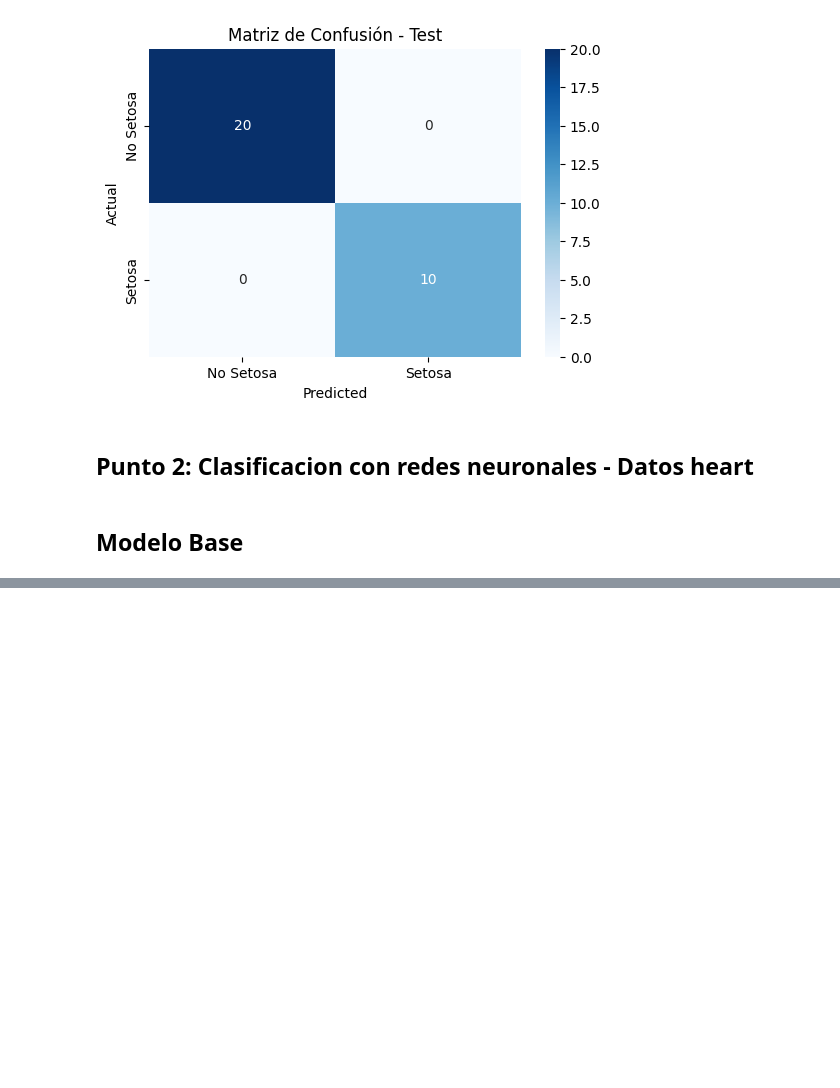
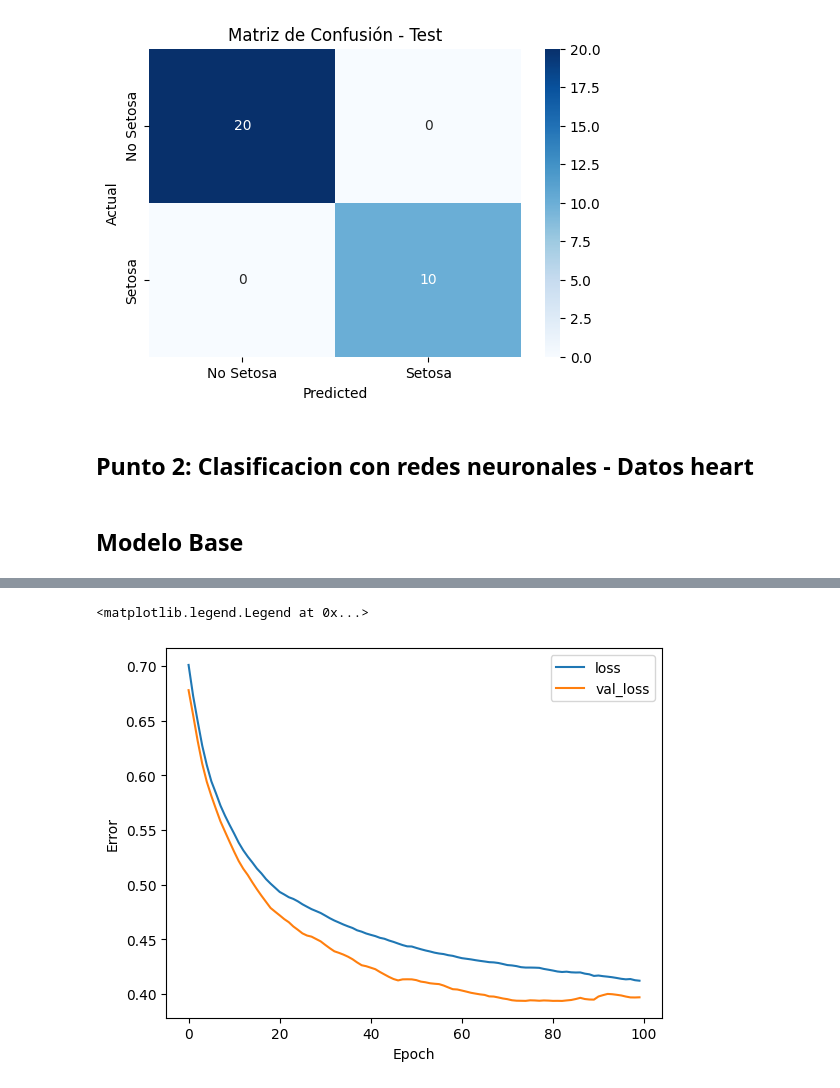
Before and after one commit to Marti820/T6, a Jupyter notebook: Taller 6 Redes Neuronales.ipynb, the cells around one changed output, grey strips where cells are left out. Drawn from its saved outputs; the diff is of its cells as text; code cells hidden in the pictures; blank space fills up the shorter version.

```diff
--- a/Taller 6 Redes Neuronales.ipynb
+++ b/Taller 6 Redes Neuronales.ipynb
@@ -730,0 +974,2 @@ df = pd.read_csv('heart.csv')
+# %%
+model_layers = keras.layers.Dense(1, activation='sigmoid')(model_layers)
@@ -730,0 +978,2 @@ df = pd.read_csv('heart.csv')
+# %%
+model = keras.Model(inputs, model_layers)
@@ -730,0 +982,2 @@ df = pd.read_csv('heart.csv')
+# %%
+model.compile(optimizer='adam', loss='binary_crossentropy', metrics=['accuracy'])
@@ -730,0 +995,2 @@ df = pd.read_csv('heart.csv')
+# %%
+hostory = model.fit(train_ds, epochs=100, validation_data=val_ds)
@@ -730,0 +1041,9 @@ df = pd.read_csv('heart.csv')
+# %%
+plt.plot(hostory.history['loss'], label='loss')
+plt.plot(hostory.history['val_loss'], label='val_loss')
+plt.xlabel('Epoch')
+plt.ylabel('Error')
+plt.legend()
+# %% [output]
+<matplotlib.legend.Legend at 0x...>
+[figure, added]
```
Also changed, not shown: parts of 64 cells of this notebook, 1 other file.
